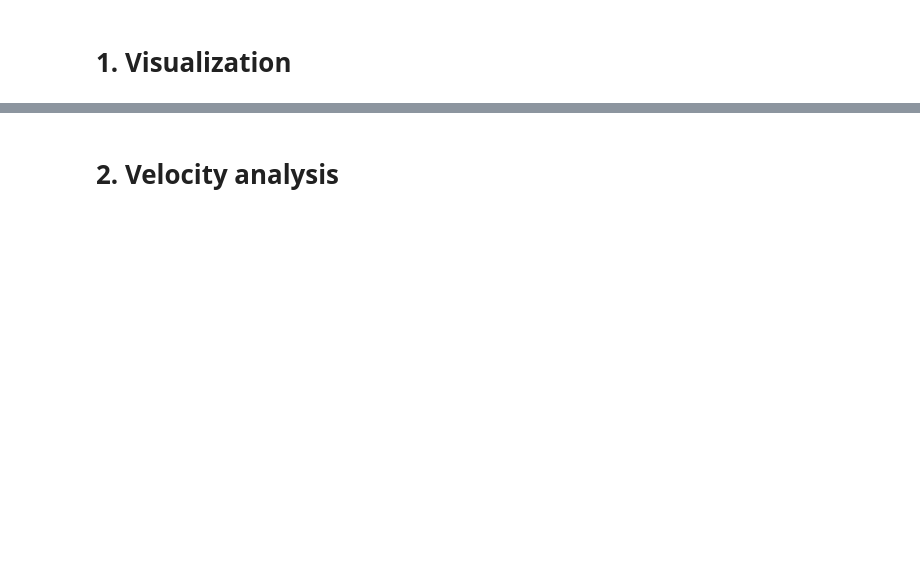
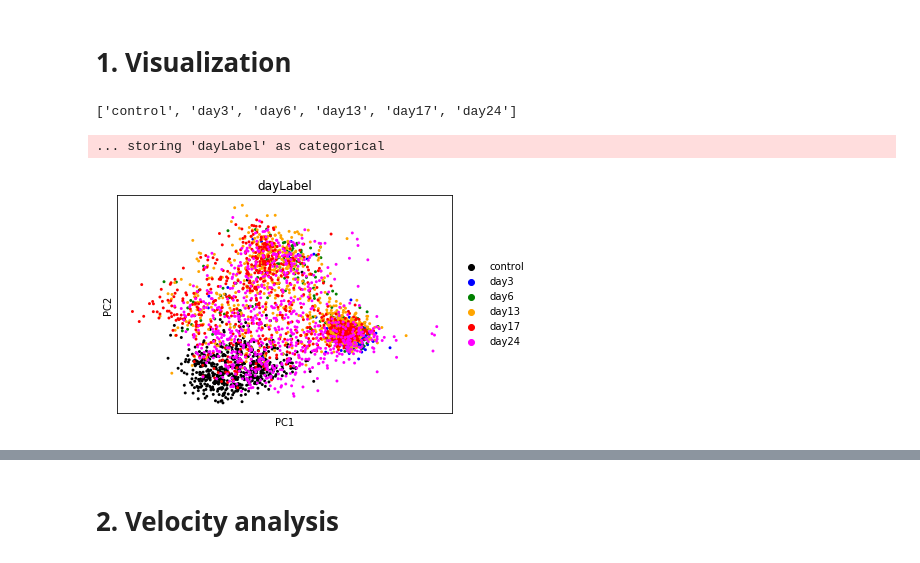
Before and after one commit to adelomana/malko, a Jupyter notebook: velocyto/vinicius_flow.ipynb, the cells around one changed output, grey strips where cells are left out. Drawn from its saved outputs; the diff is of its cells as text; code cells hidden in the pictures; blank space fills up the shorter version.

```diff
--- a/velocyto/vinicius_flow.ipynb
+++ b/velocyto/vinicius_flow.ipynb
@@ -1,6 +1,9 @@
 # %%
-import numpy,sys,matplotlib
+import numpy,sys,matplotlib,logging
 import scanpy,velocyto
+
+%matplotlib inline
+matplotlib.rcParams['pdf.fonttype'] = 42
 # %% [markdown]
 # 1. Visualization
 # %%
@@ -25,4 +28,26 @@ scanpy.pp.regress_out(adata,['n_counts'])
 scanpy.pp.scale(adata, max_value=10)
 
 # placeholder to regress out cell cycle
+# %%
+cellIDs=adata.obs_names.tolist()
+
+dayLabels=[]; uDayLabels=[]
+for cellID in cellIDs:
+    broken=cellID.split('_M397.')
+    dayLabel=broken[1]
+    dayLabels.append(dayLabel)
+    if dayLabel not in uDayLabels:
+        uDayLabels.append(dayLabel)
+print(uDayLabels)
+dayLabelIntegers=[uDayLabels.index(element) for element in dayLabels]
+adata.obs['dayLabel']=dayLabels
+adata.obs['dayLabelInteger']=dayLabelIntegers
+# %% [output]
+['control', 'day3', 'day6', 'day13', 'day17', 'day24']
+# %%
+scanpy.tl.pca(adata,svd_solver='arpack')
+scanpy.pl.pca(adata,color=['dayLabel'],palette=['black','blue','green','orange','red','magenta'])
+# %% [output]
+... storing 'dayLabel' as categorical
+[figure, added]
 # %%
```
Also changed, not shown: parts of 31 cells of this notebook, 16 other files.
